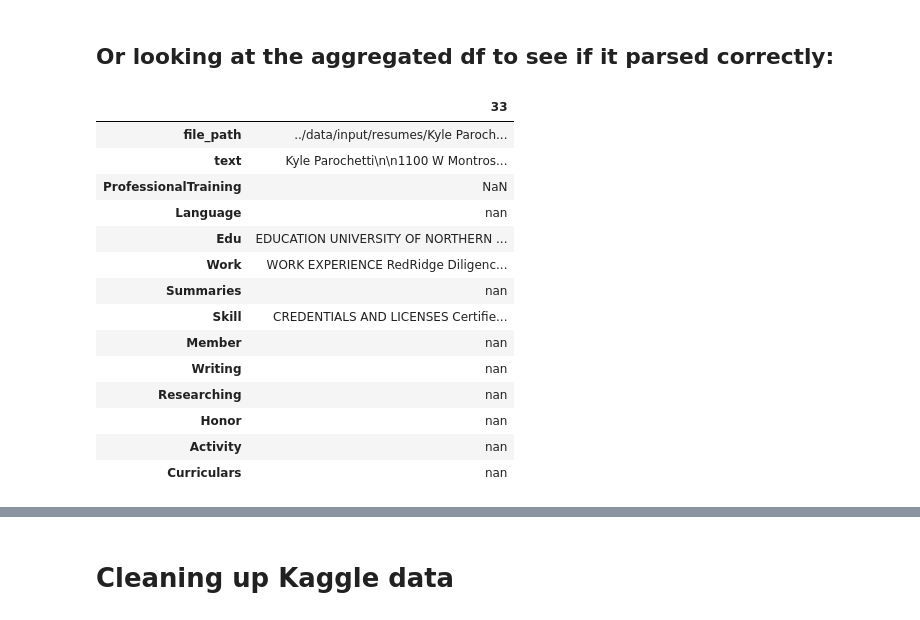
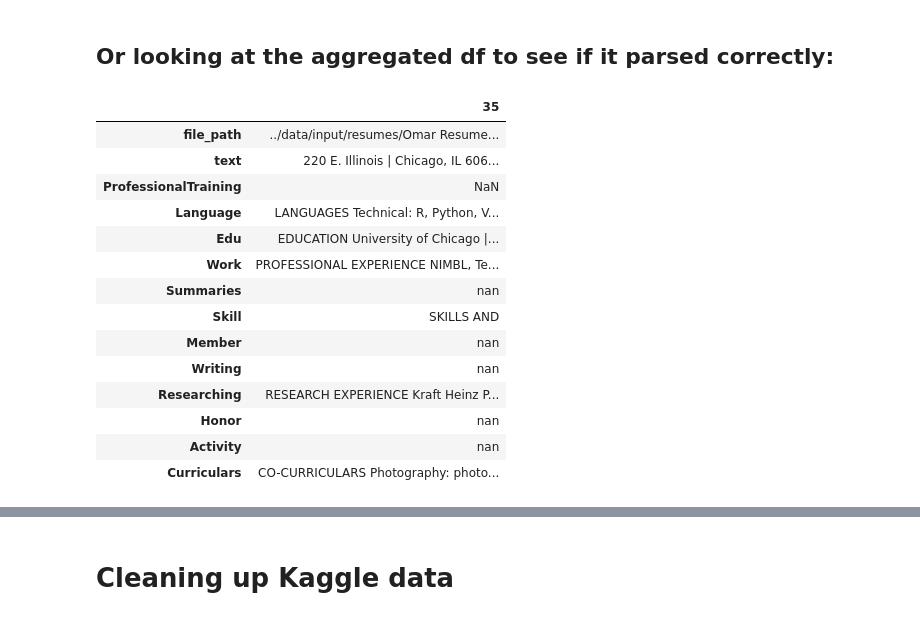
Before and after one commit to eitrheim/Resume-Parser, a Jupyter notebook: TrynaUnderstandDaCode.ipynb, the cells around one changed output, grey strips where cells are left out. Drawn from its saved outputs; the diff is of its cells as text; code cells hidden in the pictures.

```diff
--- a/TrynaUnderstandDaCode.ipynb
+++ b/TrynaUnderstandDaCode.ipynb
@@ -167,21 +164,21 @@ df1['Honor']=df1['Honor'].apply(remove_stop_words)
 df1['Activity']=df1['Activity'].apply(remove_stop_words)
 df1['Curriculars']=df1['Curriculars'].apply(remove_stop_words)
 # %%
-x = df1.iloc[33]
+x = df1.iloc[35]
 pd.DataFrame(x)
 # %% [output]
-|  | 33 |
-| file_path | ../data/input/resumes/Kyle Paroch... |
-| text | Kyle Parochetti\n\n1100 W Montros... |
+|  | 35 |
+| file_path | ../data/input/resumes/Omar Resume... |
+| text | 220 E. Illinois | Chicago, IL 606... |
 | ProfessionalTraining | NaN |
-| Language | nan |
-| Edu | EDUCATION UNIVERSITY OF NORTHERN ... |
-| Work | WORK EXPERIENCE RedRidge Diligenc... |
+| Language | LANGUAGES Technical: R, Python, V... |
+| Edu | EDUCATION University of Chicago |... |
+| Work | PROFESSIONAL EXPERIENCE NIMBL, Te... |
 | Summaries | nan |
-| Skill | CREDENTIALS AND LICENSES Certifie... |
+| Skill | SKILLS AND |
 | Member | nan |
 | Writing | nan |
-| Researching | nan |
+| Researching | RESEARCH EXPERIENCE Kraft Heinz P... |
 | Honor | nan |
 | Activity | nan |
-| Curriculars | nan |
+| Curriculars | CO-CURRICULARS Photography: photo... |
```
Also changed, not shown: parts of 5 cells of this notebook, 2 other files.
